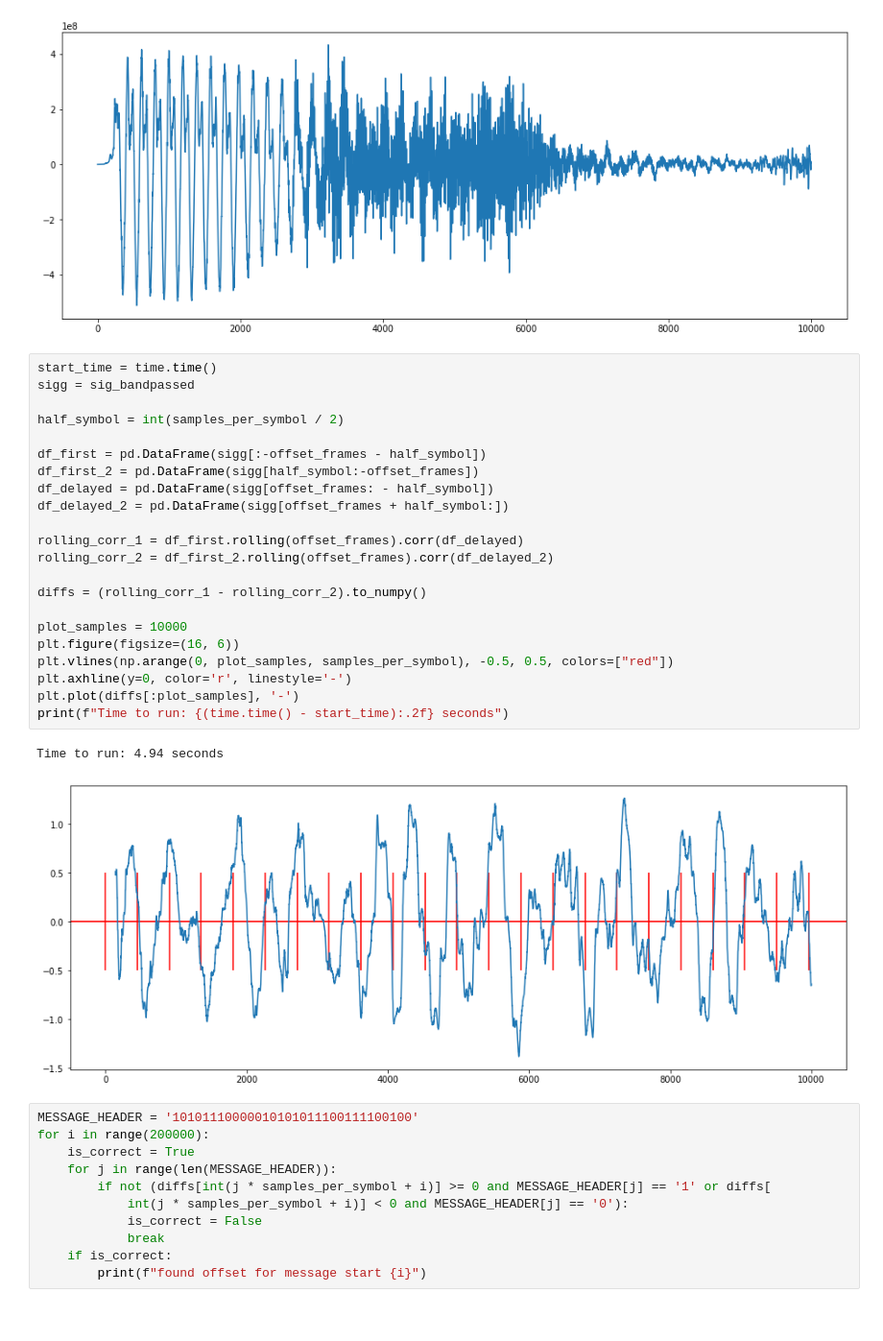
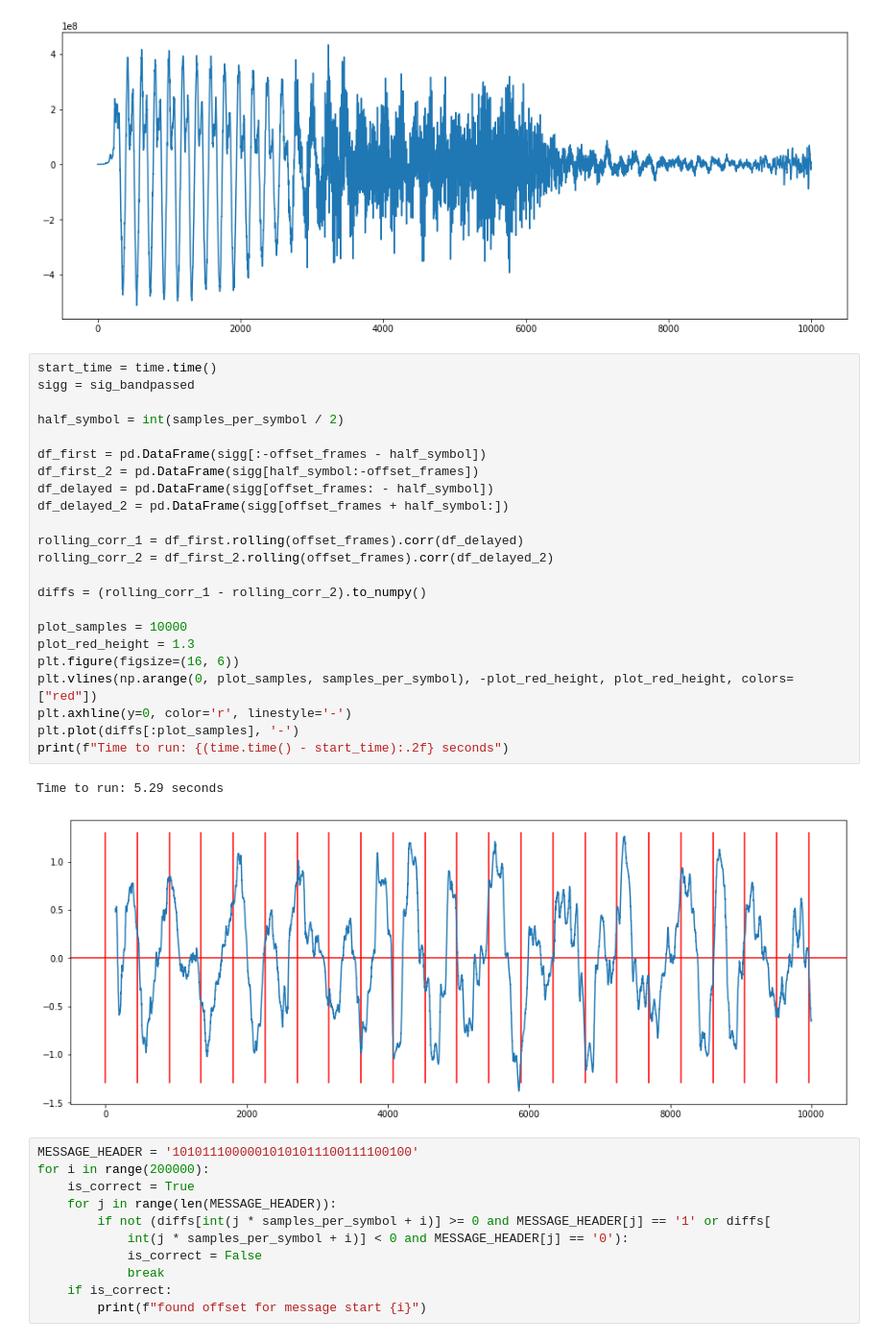
Before and after one commit to adb2-watermark-reader/adb2-watermark-reader, a Jupyter notebook: audio-watermark-decoding.ipynb, the cells around one changed output. Shown: that part at 96% size. Cells and saved outputs as stored; diff of their text form.

```diff
--- a/audio-watermark-decoding.ipynb
+++ b/audio-watermark-decoding.ipynb
@@ -54,28 +57,29 @@ plt.plot(sig[:10000, 0])
 # %%
 start_time = time.time()
 sigg = sig_bandpassed
 
 half_symbol = int(samples_per_symbol / 2)
 
 df_first = pd.DataFrame(sigg[:-offset_frames - half_symbol])
 df_first_2 = pd.DataFrame(sigg[half_symbol:-offset_frames])
 df_delayed = pd.DataFrame(sigg[offset_frames: - half_symbol])
 df_delayed_2 = pd.DataFrame(sigg[offset_frames + half_symbol:])
 
 rolling_corr_1 = df_first.rolling(offset_frames).corr(df_delayed)
 rolling_corr_2 = df_first_2.rolling(offset_frames).corr(df_delayed_2)
 
 diffs = (rolling_corr_1 - rolling_corr_2).to_numpy()
 
 plot_samples = 10000
+plot_red_height = 1.3
 plt.figure(figsize=(16, 6))
-plt.vlines(np.arange(0, plot_samples, samples_per_symbol), -0.5, 0.5, colors=["red"])
+plt.vlines(np.arange(0, plot_samples, samples_per_symbol), -plot_red_height, plot_red_height, colors=["red"])
 plt.axhline(y=0, color='r', linestyle='-')
 plt.plot(diffs[:plot_samples], '-')
 print(f"Time to run: {(time.time() - start_time):.2f} seconds")
 # %% [output]
-Time to run: 4.94 seconds
+Time to run: 5.29 seconds
-[figure, old version]
+[figure, new version]
 # %%
 MESSAGE_HEADER = '10101110000010101011100111100100'
 for i in range(200000):
```
Also changed, not shown: parts of 7 cells of this notebook.
